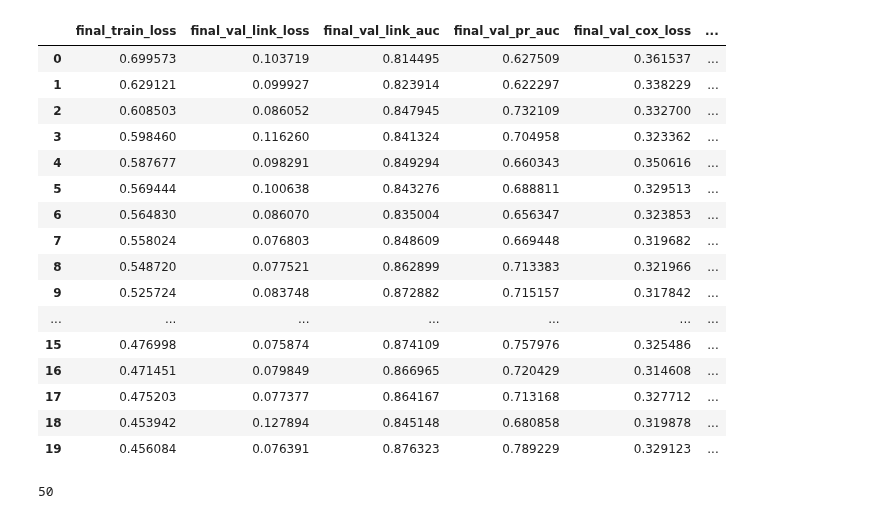
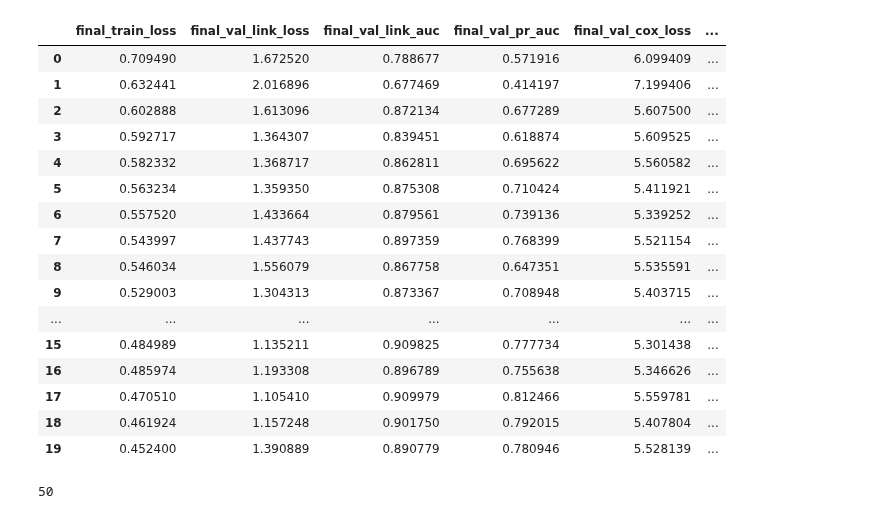
Before and after one commit to gavrielhan/MSc_Thesis, a Jupyter notebook: res_analysis.ipynb, the cells around one changed output. Saved outputs shown, nothing was run; the diff lists cells and outputs as text; code cells hidden in the pictures.

```diff
--- a/res_analysis.ipynb
+++ b/res_analysis.ipynb
@@ -5,30 +6,30 @@ import matplotlib.pyplot as plt
 # %%
 # --- Load your JSON training log ---
-log_path = "results/results_20250504_155242.json"  # ? Change to your actual JSON file path
+log_path = "results/results_20250505_162412.json"  # ? Change to your actual JSON file path
 with open(log_path, "r") as f:
     records = json.load(f)
 # Convert to DataFrame and sort by epoch
 df = pd.DataFrame(records)
 df = df.sort_values("epoch")
 df.head(20)
 # %% [output]
 |  | final_train_loss | final_val_link_loss | final_val_link_auc | final_val_pr_auc | final_val_cox_loss | ... |
-| 0 | 0.699573 | 0.103719 | 0.814495 | 0.627509 | 0.361537 | ... |
-| 1 | 0.629121 | 0.099927 | 0.823914 | 0.622297 | 0.338229 | ... |
-| 2 | 0.608503 | 0.086052 | 0.847945 | 0.732109 | 0.332700 | ... |
-| 3 | 0.598460 | 0.116260 | 0.841324 | 0.704958 | 0.323362 | ... |
-| 4 | 0.587677 | 0.098291 | 0.849294 | 0.660343 | 0.350616 | ... |
-| 5 | 0.569444 | 0.100638 | 0.843276 | 0.688811 | 0.329513 | ... |
-| 6 | 0.564830 | 0.086070 | 0.835004 | 0.656347 | 0.323853 | ... |
-| 7 | 0.558024 | 0.076803 | 0.848609 | 0.669448 | 0.319682 | ... |
-| 8 | 0.548720 | 0.077521 | 0.862899 | 0.713383 | 0.321966 | ... |
-| 9 | 0.525724 | 0.083748 | 0.872882 | 0.715157 | 0.317842 | ... |
+| 0 | 0.709490 | 1.672520 | 0.788677 | 0.571916 | 6.099409 | ... |
+| 1 | 0.632441 | 2.016896 | 0.677469 | 0.414197 | 7.199406 | ... |
+| 2 | 0.602888 | 1.613096 | 0.872134 | 0.677289 | 5.607500 | ... |
+| 3 | 0.592717 | 1.364307 | 0.839451 | 0.618874 | 5.609525 | ... |
+| 4 | 0.582332 | 1.368717 | 0.862811 | 0.695622 | 5.560582 | ... |
+| 5 | 0.563234 | 1.359350 | 0.875308 | 0.710424 | 5.411921 | ... |
+| 6 | 0.557520 | 1.433664 | 0.879561 | 0.739136 | 5.339252 | ... |
+| 7 | 0.543997 | 1.437743 | 0.897359 | 0.768399 | 5.521154 | ... |
+| 8 | 0.546034 | 1.556079 | 0.867758 | 0.647351 | 5.535591 | ... |
+| 9 | 0.529003 | 1.304313 | 0.873367 | 0.708948 | 5.403715 | ... |
 | ... | ... | ... | ... | ... | ... | ... |
-| 15 | 0.476998 | 0.075874 | 0.874109 | 0.757976 | 0.325486 | ... |
-| 16 | 0.471451 | 0.079849 | 0.866965 | 0.720429 | 0.314608 | ... |
-| 17 | 0.475203 | 0.077377 | 0.864167 | 0.713168 | 0.327712 | ... |
-| 18 | 0.453942 | 0.127894 | 0.845148 | 0.680858 | 0.319878 | ... |
-| 19 | 0.456084 | 0.076391 | 0.876323 | 0.789229 | 0.329123 | ... |
+| 15 | 0.484989 | 1.135211 | 0.909825 | 0.777734 | 5.301438 | ... |
+| 16 | 0.485974 | 1.193308 | 0.896789 | 0.755638 | 5.346626 | ... |
+| 17 | 0.470510 | 1.105410 | 0.909979 | 0.812466 | 5.559781 | ... |
+| 18 | 0.461924 | 1.157248 | 0.901750 | 0.792015 | 5.407804 | ... |
+| 19 | 0.452400 | 1.390889 | 0.890779 | 0.780946 | 5.528139 | ... |
 # %%
 len(df)
 # %% [output]
```
Also changed, not shown: parts of 6 cells of this notebook, 3 other files.
